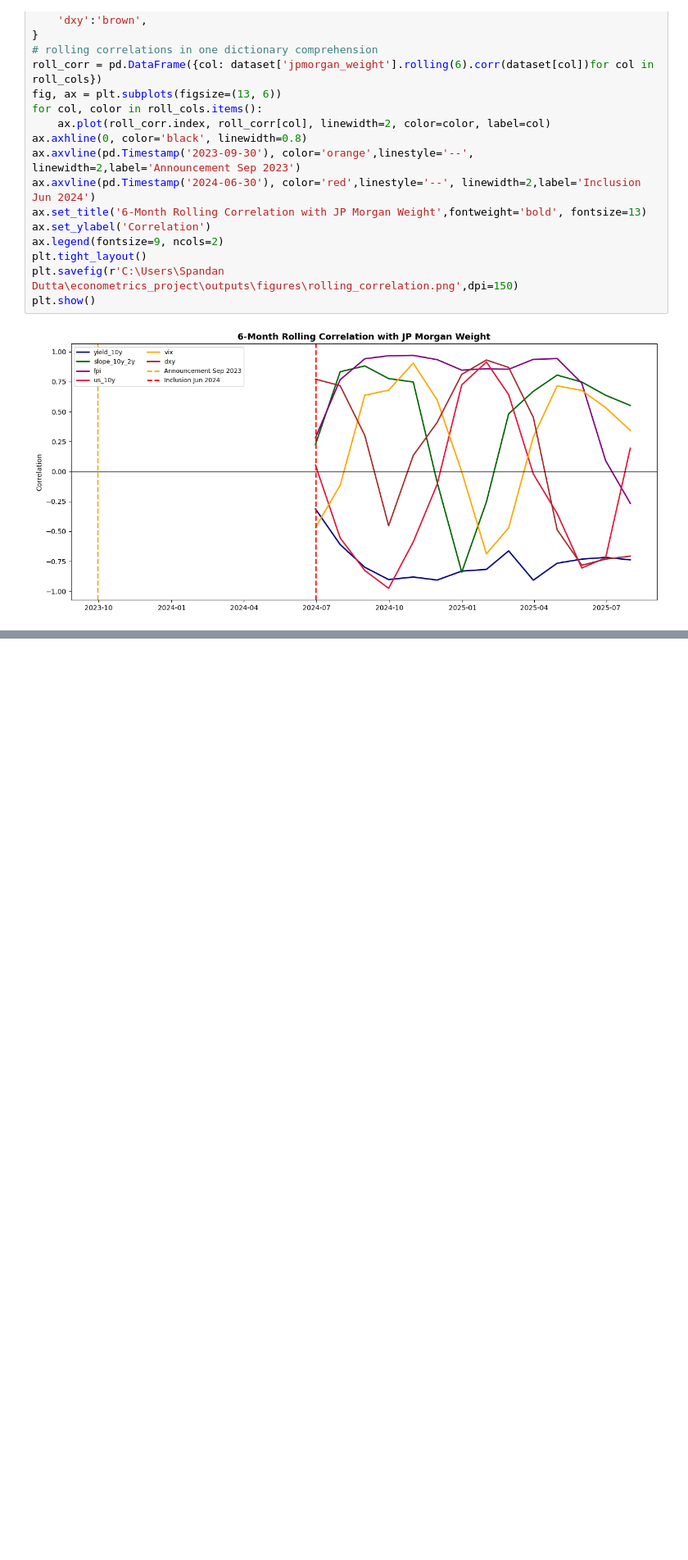
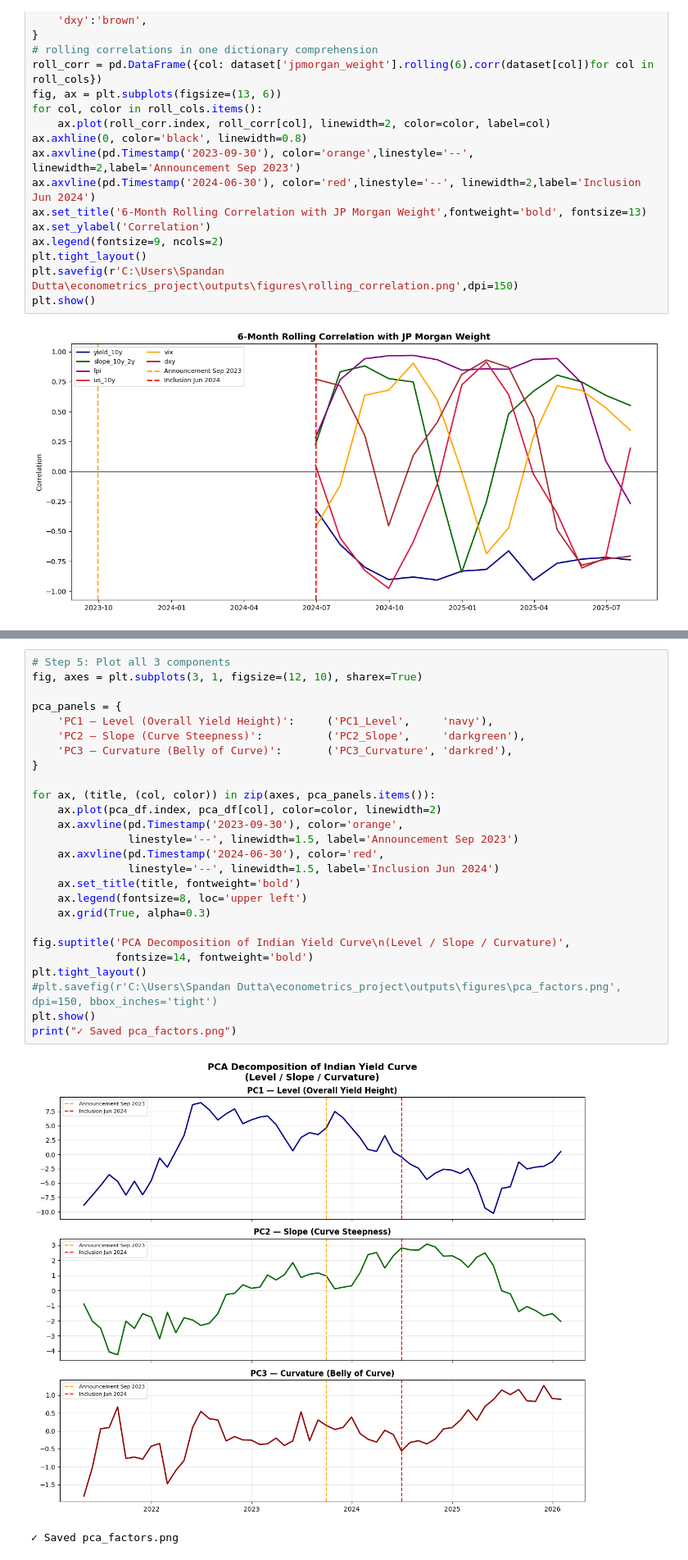
Before and after one commit to Spandan-Dutta1/Index-Inclusion-effect-on-Indias-yield-curve, a Jupyter notebook: notebooks/2_EDA.ipynb, the cells around one changed output, grey strips where cells are left out. Shown at 82% size. Cells and saved outputs as stored; diff of their text form; blank space fills up the shorter version.

```diff
--- a/notebooks/2_EDA.ipynb
+++ b/notebooks/2_EDA.ipynb
@@ -221,0 +259,29 @@ plt.show()
+# %%
+# Step 5: Plot all 3 components
+fig, axes = plt.subplots(3, 1, figsize=(12, 10), sharex=True)
+
+pca_panels = {
+    'PC1 — Level (Overall Yield Height)':     ('PC1_Level',     'navy'),
+    'PC2 — Slope (Curve Steepness)':          ('PC2_Slope',     'darkgreen'),
+    'PC3 — Curvature (Belly of Curve)':       ('PC3_Curvature', 'darkred'),
+}
+
+for ax, (title, (col, color)) in zip(axes, pca_panels.items()):
+    ax.plot(pca_df.index, pca_df[col], color=color, linewidth=2)
+    ax.axvline(pd.Timestamp('2023-09-30'), color='orange',
+               linestyle='--', linewidth=1.5, label='Announcement Sep 2023')
+    ax.axvline(pd.Timestamp('2024-06-30'), color='red',
+               linestyle='--', linewidth=1.5, label='Inclusion Jun 2024')
+    ax.set_title(title, fontweight='bold')
+    ax.legend(fontsize=8, loc='upper left')
+    ax.grid(True, alpha=0.3)
+
+fig.suptitle('PCA Decomposition of Indian Yield Curve\n(Level / Slope / Curvature)',
+             fontsize=14, fontweight='bold')
+plt.tight_layout()
+#plt.savefig(r'C:\Users\Spandan Dutta\econometrics_project\outputs\figures\pca_factors.png', dpi=150, bbox_inches='tight')
+plt.show()
+print("✓ Saved pca_factors.png")
+# %% [output]
+[figure, added]
+✓ Saved pca_factors.png
```
Also changed, not shown: parts of 4 cells of this notebook, 1 other file.
